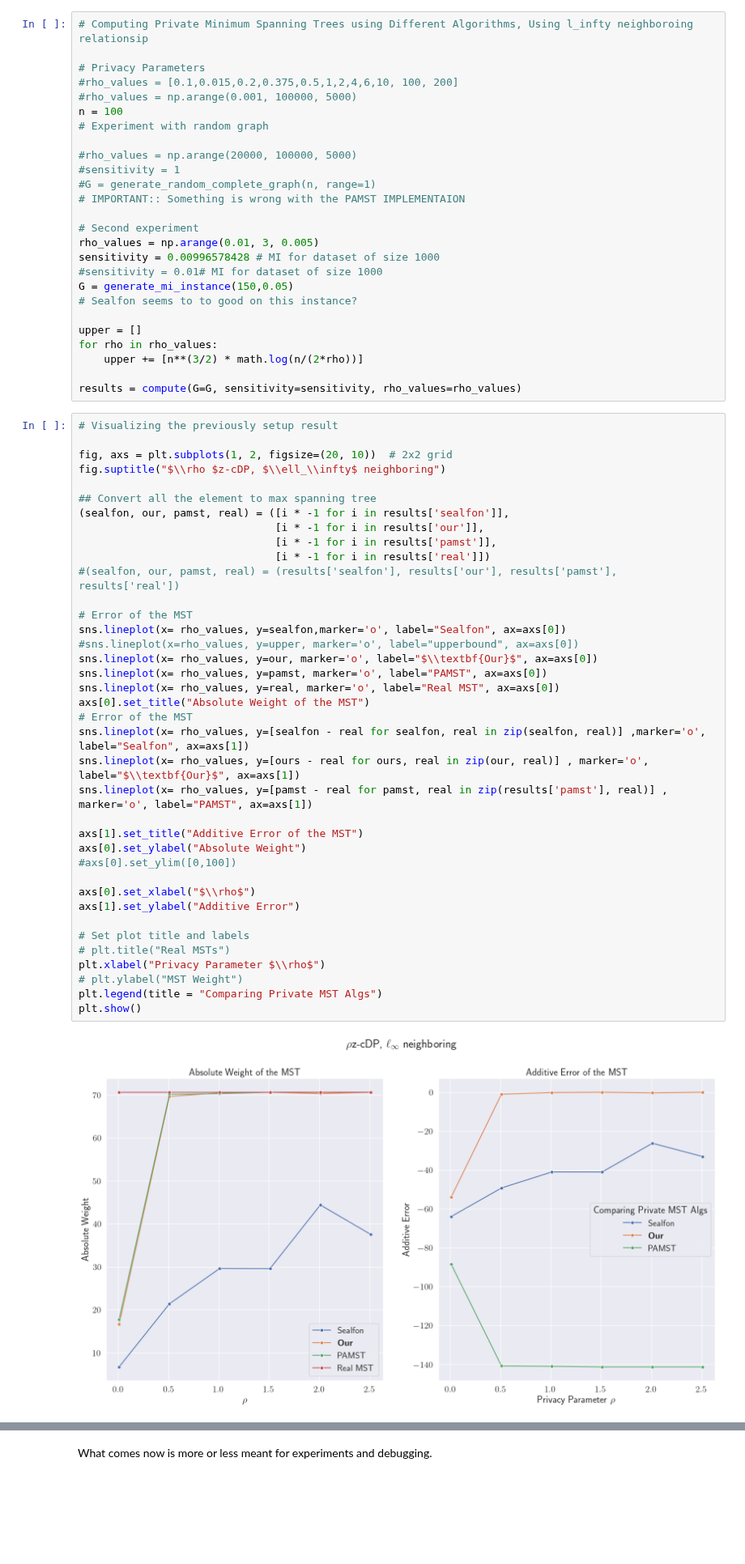
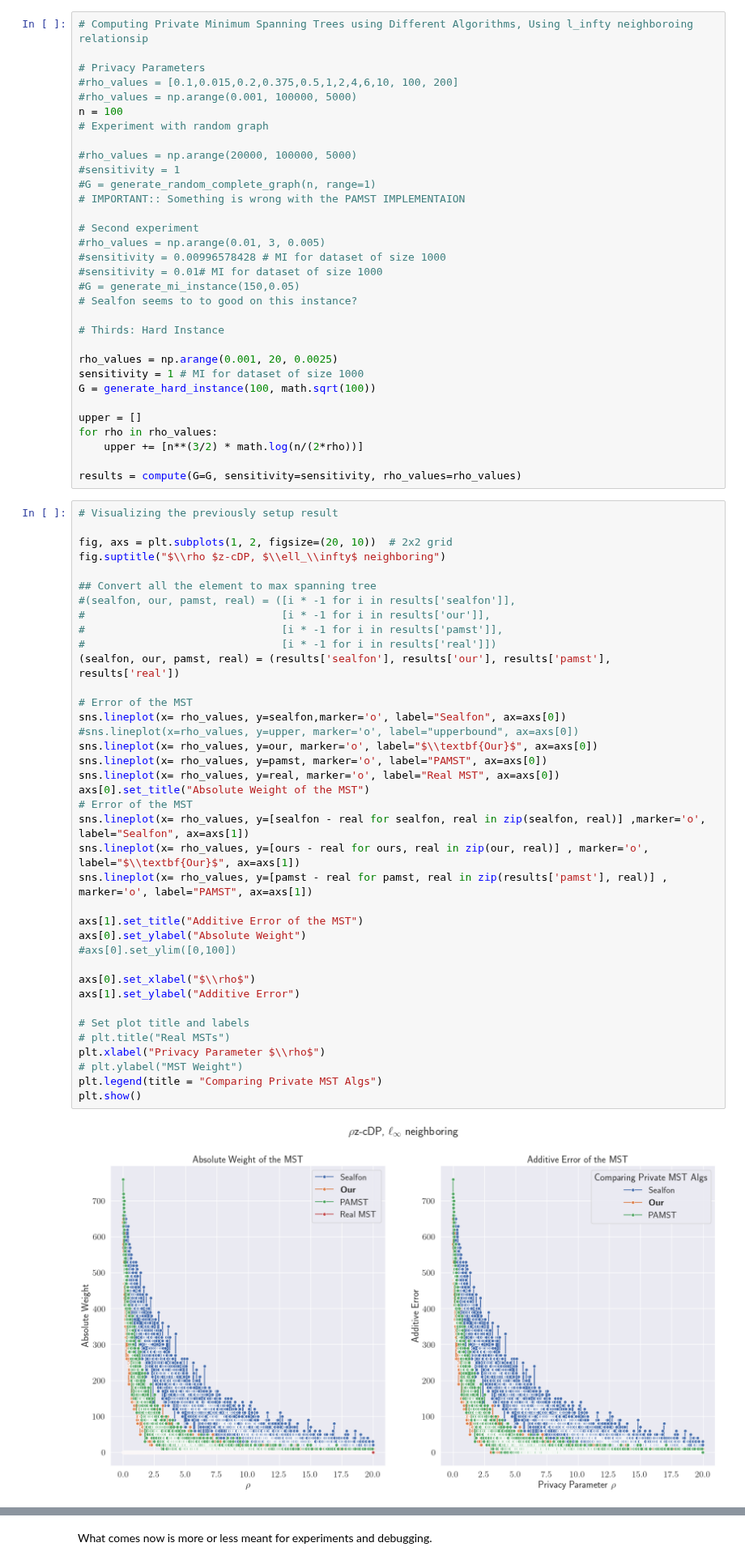
Before and after one commit to lukas681/Optimal-Private-Spanning-Trees, a Jupyter notebook: Notebooks/experiments.ipynb, the cells around one changed output, grey strips where cells are left out. Shown at 81% size. Saved outputs shown, nothing was run; the diff lists cells and outputs as text; blank space fills up the shorter version.

Commit message:
Tested Hard Instance
Signed-off-by: Lukas Retschmeier <lure@di.ku.dk>

```diff
--- a/Notebooks/experiments.ipynb
+++ b/Notebooks/experiments.ipynb
@@ -44,11 +44,17 @@ n = 100
 # IMPORTANT:: Something is wrong with the PAMST IMPLEMENTAION
 
 # Second experiment
-rho_values = np.arange(0.01, 3, 0.005)
-sensitivity = 0.00996578428 # MI for dataset of size 1000
+#rho_values = np.arange(0.01, 3, 0.005)
+#sensitivity = 0.00996578428 # MI for dataset of size 1000
 #sensitivity = 0.01# MI for dataset of size 1000
-G = generate_mi_instance(150,0.05)
+#G = generate_mi_instance(150,0.05)
 # Sealfon seems to to good on this instance?
+
+# Thirds: Hard Instance
+
+rho_values = np.arange(0.001, 20, 0.0025)
+sensitivity = 1 # MI for dataset of size 1000
+G = generate_hard_instance(100, math.sqrt(100))
 
 upper = []
 for rho in rho_values:
@@ -62,39 +68,39 @@ fig, axs = plt.subplots(1, 2, figsize=(20, 10))  # 2x2 grid
 fig.suptitle("$\\rho $z-cDP, $\\ell_\\infty$ neighboring")
 
 ## Convert all the element to max spanning tree
-(sealfon, our, pamst, real) = ([i * -1 for i in results['sealfon']],
-                               [i * -1 for i in results['our']],
-                               [i * -1 for i in results['pamst']],
-                               [i * -1 for i in results['real']])
-#(sealfon, our, pamst, real) = (results['sealfon'], results['our'], results['pamst'], results['real'])
+#(sealfon, our, pamst, real) = ([i * -1 for i in results['sealfon']],
+#                               [i * -1 for i in results['our']],
+#                               [i * -1 for i in results['pamst']],
+#                               [i * -1 for i in results['real']])
+(sealfon, our, pamst, real) = (results['sealfon'], results['our'], results['pamst'], results['real'])
 
 # Error of the MST
 sns.lineplot(x= rho_values, y=sealfon,marker='o', label="Sealfon", ax=axs[0])
 #sns.lineplot(x=rho_values, y=upper, marker='o', label="upperbound", ax=axs[0])
 sns.lineplot(x= rho_values, y=our, marker='o', label="$\\textbf{Our}$", ax=axs[0])
 sns.lineplot(x= rho_values, y=pamst, marker='o', label="PAMST", ax=axs[0])
 sns.lineplot(x= rho_values, y=real, marker='o', label="Real MST", ax=axs[0])
 axs[0].set_title("Absolute Weight of the MST")
 # Error of the MST
 sns.lineplot(x= rho_values, y=[sealfon - real for sealfon, real in zip(sealfon, real)] ,marker='o', label="Sealfon", ax=axs[1])
 sns.lineplot(x= rho_values, y=[ours - real for ours, real in zip(our, real)] , marker='o', label="$\\textbf{Our}$", ax=axs[1])
 sns.lineplot(x= rho_values, y=[pamst - real for pamst, real in zip(results['pamst'], real)] , marker='o', label="PAMST", ax=axs[1])
 
 axs[1].set_title("Additive Error of the MST")
 axs[0].set_ylabel("Absolute Weight")
 #axs[0].set_ylim([0,100])
 
 axs[0].set_xlabel("$\\rho$")
 axs[1].set_ylabel("Additive Error")
 
 # Set plot title and labels
 # plt.title("Real MSTs")
 plt.xlabel("Privacy Parameter $\\rho$")
 # plt.ylabel("MST Weight")
 plt.legend(title = "Comparing Private MST Algs")
 plt.show()
 # %% [output]
-[figure, old version]
+[figure, new version]
 # %% [markdown]
 # Experiments on Hard Instances
 We are using Sealfons instance to create an hard instance.
```
